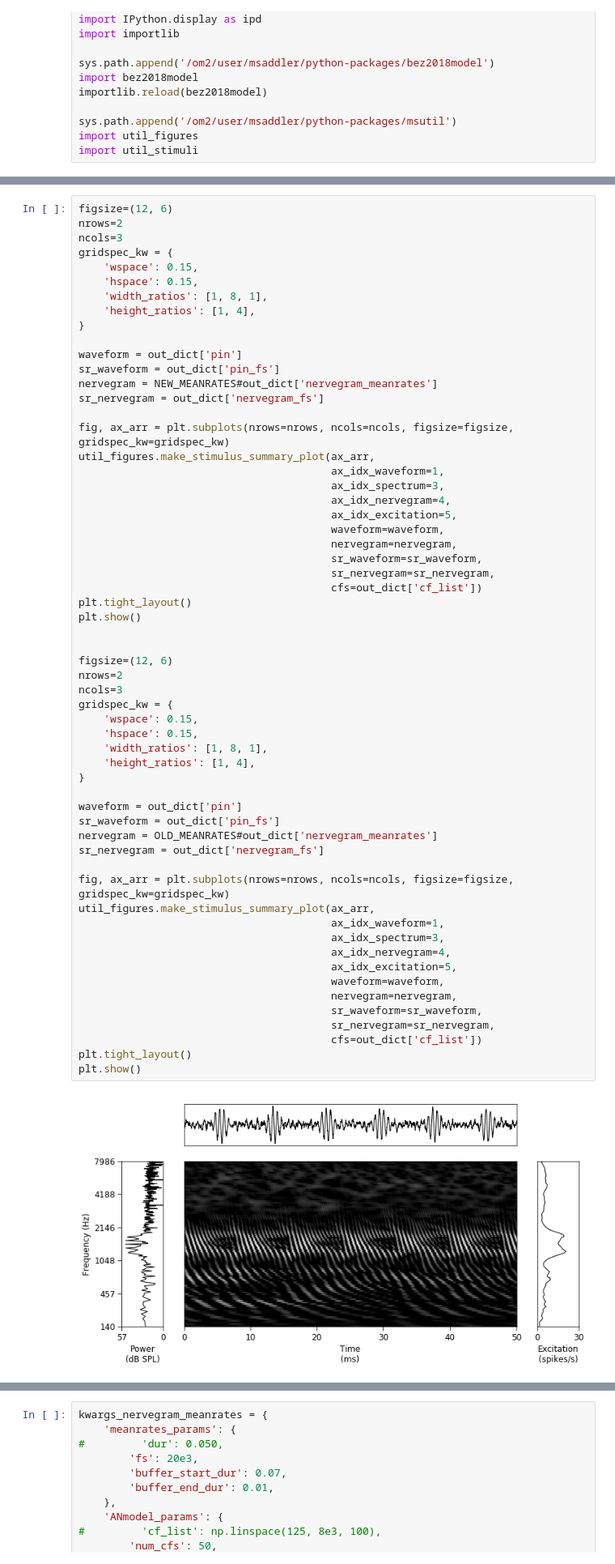
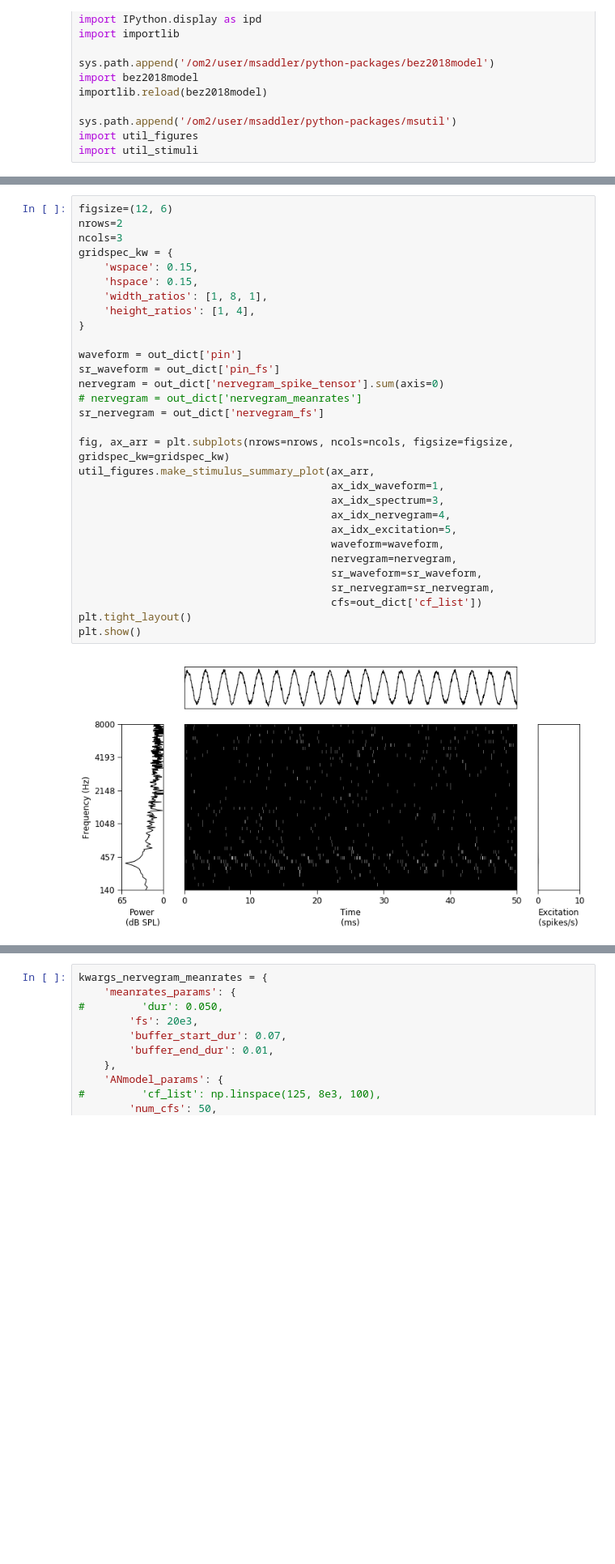
Before and after one commit to msaddler/bez2018model, a Jupyter notebook: notebook_debug_bez2018model.ipynb, the cells around one changed output, grey strips where cells are left out. Shown at 81% size. Cells and saved outputs as stored; diff of their text form; blank space fills up the shorter version.

Commit message:
functional return_nervegram_spike_tensor option added to nervegram function

```diff
--- a/notebook_debug_bez2018model.ipynb
+++ b/notebook_debug_bez2018model.ipynb
@@ -136,61 +132,32 @@ print(int(nervegram_fs * nervegram_dur))
 # %%
 figsize=(12, 6)
 nrows=2
 ncols=3
 gridspec_kw = {
     'wspace': 0.15,
     'hspace': 0.15,
     'width_ratios': [1, 8, 1],
     'height_ratios': [1, 4],
 }
 
 waveform = out_dict['pin']
 sr_waveform = out_dict['pin_fs']
-nervegram = NEW_MEANRATES#out_dict['nervegram_meanrates']
+nervegram = out_dict['nervegram_spike_tensor'].sum(axis=0)
+# nervegram = out_dict['nervegram_meanrates']
 sr_nervegram = out_dict['nervegram_fs']
 
 fig, ax_arr = plt.subplots(nrows=nrows, ncols=ncols, figsize=figsize, gridspec_kw=gridspec_kw)
 util_figures.make_stimulus_summary_plot(ax_arr,
                                         ax_idx_waveform=1,
                                         ax_idx_spectrum=3,
                                         ax_idx_nervegram=4,
                                         ax_idx_excitation=5,
                                         waveform=waveform,
                                         nervegram=nervegram,
                                         sr_waveform=sr_waveform,
                                         sr_nervegram=sr_nervegram,
                                         cfs=out_dict['cf_list'])
 plt.tight_layout()
 plt.show()
-
-
-figsize=(12, 6)
-nrows=2
-ncols=3
-gridspec_kw = {
-    'wspace': 0.15,
-    'hspace': 0.15,
-    'width_ratios': [1, 8, 1],
-    'height_ratios': [1, 4],
-}
-
-waveform = out_dict['pin']
-sr_waveform = out_dict['pin_fs']
-nervegram = OLD_MEANRATES#out_dict['nervegram_meanrates']
-sr_nervegram = out_dict['nervegram_fs']
-
-fig, ax_arr = plt.subplots(nrows=nrows, ncols=ncols, figsize=figsize, gridspec_kw=gridspec_kw)
-util_figures.make_stimulus_summary_plot(ax_arr,
-                                        ax_idx_waveform=1,
-                                        ax_idx_spectrum=3,
-                                        ax_idx_nervegram=4,
-                                        ax_idx_excitation=5,
-                                        waveform=waveform,
-                                        nervegram=nervegram,
-                                        sr_waveform=sr_waveform,
-                                        sr_nervegram=sr_nervegram,
-                                        cfs=out_dict['cf_list'])
-plt.tight_layout()
-plt.show()
 # %% [output]
-[figure, old version]
+[figure, new version]
```
Also changed, not shown: parts of 6 cells of this notebook, 1 other file.
